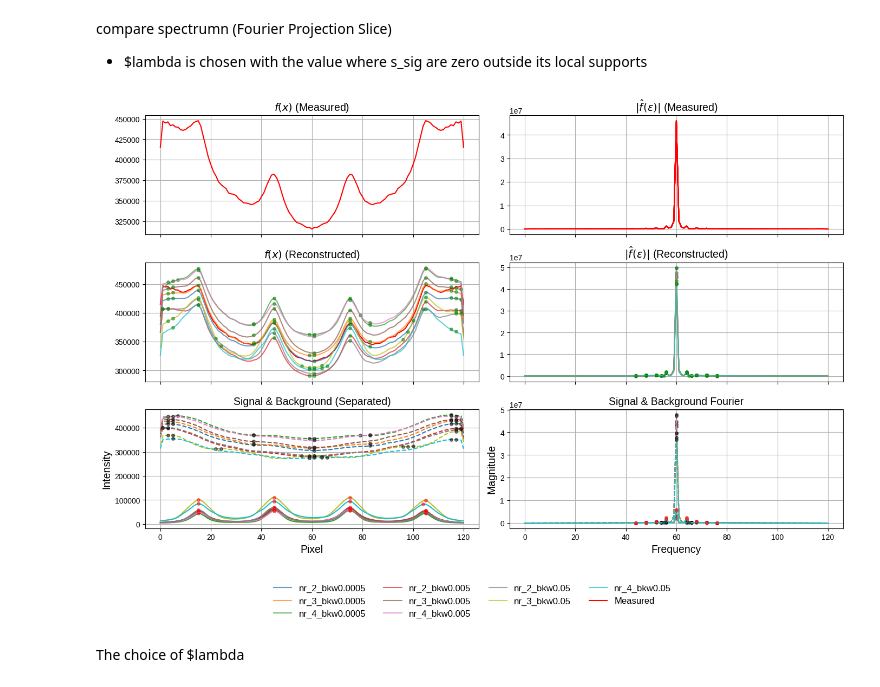
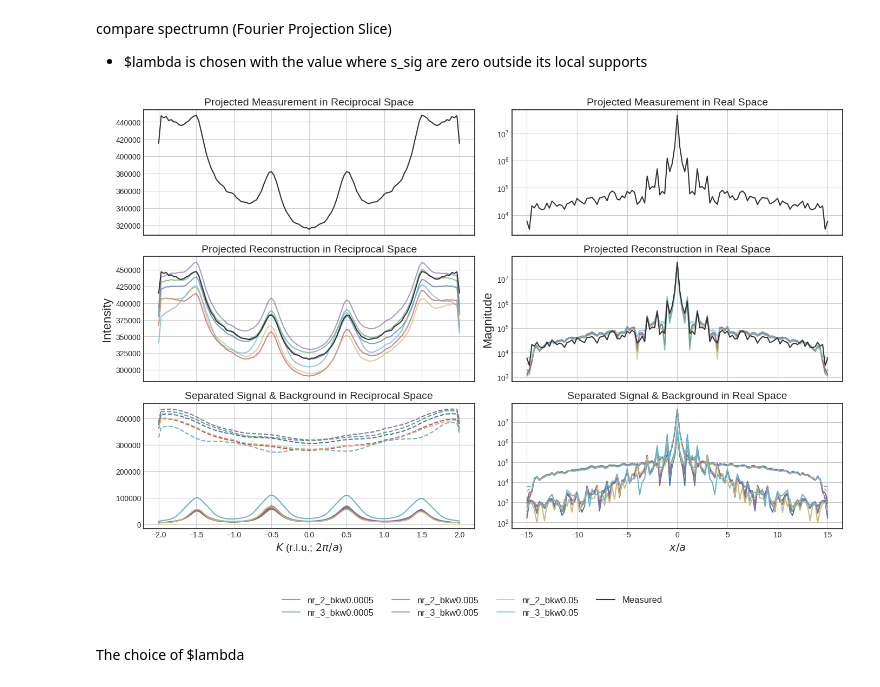
Before and after one commit to zhantaochen/kernel-s2e, a Jupyter notebook: kernel_learning_statistics_zt.ipynb, the cells around one changed output. Saved outputs shown, nothing was run; the diff lists cells and outputs as text; code cells hidden in the pictures.

```diff
--- a/kernel_learning_statistics_zt.ipynb
+++ b/kernel_learning_statistics_zt.ipynb
@@ -194,5 +194,21 @@ experiment_dirs = [
 ]
+# %%
+data_path = '/pscratch/sd/z/zhantao/yuan/pscratch/sd/y/yn754/data/S2e/summarized_neutron_data_w_bkg_260meV_ML.pt' #experimental data
+
+data_dict = torch.load(data_path,weights_only=False)
+# %%
+import numpy as np
+
+a = 0.2  # you can set to 1 if you want symbolic units
+N = 121
+delta_q = 4 * (2 * np.pi / 1) / N
+
+x_over_a = 2 * np.pi * np.fft.fftshift(np.fft.fftfreq(N, d=delta_q)) / 1
 # %%
+import seaborn as sns
+# Set a dark theme/style for Seaborn plots
+plt.style.use('seaborn-v0_8-deep')
+
 # Create a colormap with as many distinct colors as experiments
 n_experiments = len(experiment_dirs)
 cmap = cm.get_cmap('tab10', n_experiments)
@@ -205,7 +221,8 @@ legend_handles = []
 legend_labels = []
 
 for i, exp_dir in enumerate(experiment_dirs):
-    color = cmap(i)
+    # color = cmap(i)
+    color = f'C{i}'
     label = os.path.basename(exp_dir)
 
     npz_file = os.path.join(exp_dir, 'data_arrays.npz')
@@ -228,83 +245,98 @@ for i, exp_dir in enumerate(experiment_dirs):
 
     # Only plot proj_exp once (first iteration)
     if i == 0:
-        axes[0, 0].plot(proj_exp, color='red', label='Measured')
-        axes[1, 0].plot(proj_exp, color='red', label='Measured')
+        axes[0, 0].plot(data_dict['grid']['h_grid'], proj_exp, color='0.2', label='Measured', zorder=100)
+        axes[1, 0].plot(data_dict['grid']['h_grid'], proj_exp, color='0.2', zorder=100, linewidth=1.5)
+        axes[0, 1].plot(x_over_a, np.abs(slice_exp2), color='0.2', zorder=100)
+        axes[1, 1].plot(x_over_a, np.abs(slice_exp2), color='0.2', zorder=100, linewidth=1.5)
 
     # Row 0: Measured (only once)
-    axes[0, 1].plot(np.abs(slice_exp2), color='red')
+    # axes[0, 1].plot(np.abs(slice_exp2), color='k')
 
     # Row 1: Reconstruction
     recon_spatial = proj_bkg + proj_sig
-    h1, = axes[1, 0].plot(recon_spatial, color=color, alpha=0.7, label=label)
+    h1, = axes[1, 0].plot(data_dict['grid']['h_grid'], recon_spatial, color=color, alpha=0.7, label=label)
     recon_freq = np.abs(slice_bkg2 + slice_sig2)
-    h2, = axes[1, 1].plot(recon_freq, color=color, alpha=0.7)
+    h2, = axes[1, 1].plot(x_over_a, recon_freq, color=color, alpha=0.7)
 
     # Row 2: Signal and Background
     proj_sig_scaled = proj_sig
     proj_bkg_scaled = proj_bkg
 
-    axes[2, 0].plot(proj_bkg_scaled, color=color, linestyle='--')
-    axes[2, 0].plot(proj_sig_scaled, color=color, linestyle='-')
+    axes[2, 0].plot(data_dict['grid']['h_grid'], proj_bkg_scaled, color=color, linestyle='--')
+    axes[2, 0].plot(data_dict['grid']['h_grid'], proj_sig_scaled, color=color, linestyle='-')
 
-    axes[2, 1].plot(np.abs(slice_bkg2), color=color, linestyle='--')
-    axes[2, 1].plot(np.abs(slice_sig2), color=color, linestyle='-')
+    axes[2, 1].plot(x_over_a, np.abs(slice_bkg2), color=color, linestyle='--')
+    axes[2, 1].plot(x_over_a, np.abs(slice_sig2), color=color, linestyle='-')
 
     # Local maxima
     mag_sig = np.abs(slice_sig2)
     mag_bkg = np.abs(slice_bkg2)
     idx1 = find_peaks(mag_sig, prominence=5e4)[0]
     idx2 = find_peaks(mag_bkg, prominence=5e4)[0]
-    idx_union = np.union1d(idx1, idx2)
+    # idx_union = np.union1d(idx1, idx2)
 
-    axes[2, 1].plot(idx1, mag_sig[idx1], 'ro', alpha=0.5, markersize=4)
-    axes[2, 1].plot(idx2, mag_bkg[idx2], 'ko', alpha=0.5, markersize=4)
-    axes[1, 1].plot(idx_union, recon_freq[idx_union], 'go', alpha=0.5, markersize=4)
+    # axes[2, 1].plot(idx1, mag_sig[idx1], 'ro', alpha=0.7, markersize=4)
+    # axes[2, 1].plot(idx2, mag_bkg[idx2], 'ko', alpha=0.7, markersize=4)
+    # axes[1, 1].plot(idx_union, recon_freq[idx_union], 'go', alpha=0.7, markersize=4)
 
-    idx1_spatial = find_peaks(proj_sig, prominence=5)[0]
-    idx2_spatial = find_peaks(proj_bkg, prominence=5)[0]
-    idx_union_spatial = np.union1d(idx1_spatial, idx2_spatial)
+    # idx1_spatial = find_peaks(proj_sig, prominence=5)[0]
+    # idx2_spatial = find_peaks(proj_bkg, prominence=5)[0]
+    # idx_union_spatial = np.union1d(idx1_spatial, idx2_spatial)
 
-    axes[2, 0].plot(idx1_spatial, proj_sig_scaled[idx1_spatial], 'ro', alpha=0.5, markersize=4)
-    axes[2, 0].plot(idx2_spatial, proj_bkg_scaled[idx2_spatial], 'ko', alpha=0.5, markersize=4)
-    axes[1, 0].plot(idx_union_spatial, recon_spatial[idx_union_spatial], 'go', alpha=0.5, markersize=4)
+    # axes[2, 0].plot(idx1_spatial, proj_sig_scaled[idx1_spatial], 'ro', alpha=0.7, markersize=4)
+    # axes[2, 0].plot(idx2_spatial, proj_bkg_scaled[idx2_spatial], 'ko', alpha=0.7, markersize=4)
+    # axes[1, 0].plot(idx_union_spatial, recon_spatial[idx_union_spatial], 'go', alpha=0.7, markersize=4)
 
     # Store legend handles
     legend_handles.append(h1)
     legend_labels.append(label)
 
 # Titles and axis labels
-axes[0, 0].set_title(r'$f(x)$ (Measured)', fontsize=14)
-axes[0, 1].set_title(r'$|\hat f(\epsilon)|$ (Measured)', fontsize=14)
-axes[1, 0].set_title(r'$f(x)$ (Reconstructed)', fontsize=14)
-axes[1, 1].set_title(r'$|\hat f(\epsilon)|$ (Reconstructed)', fontsize=14)
-axes[2, 0].set_title(r'Signal & Background (Separated)', fontsize=14)
-axes[2, 1].set_title(r'Signal & Background Fourier', fontsize=14)
+# axes[0, 0].set_title(r'$f(x)$ (Measured)', fontsize=14)
+# axes[0, 1].set_title(r'$|\hat f(\epsilon)|$ (Measured)', fontsize=14)
+# axes[1, 0].set_title(r'$f(x)$ (Reconstructed)', fontsize=14)
+# axes[1, 1].set_title(r'$|\hat f(\epsilon)|$ (Reconstructed)', fontsize=14)
+# axes[2, 0].set_title(r'Signal & Background (Separated)', fontsize=14)
+# axes[2, 1].set_title(r'Signal & Background Fourier', fontsize=14)
 
-axes[2, 0].set_xlabel(r'Pixel', fontsize=14)
-axes[2, 0].set_ylabel(r'Intensity', fontsize=14)
-axes[2, 1].set_xlabel(r'Frequency', fontsize=14)
-axes[2, 1].set_ylabel(r'Magnitude', fontsize=14)
+
+axes[0, 0].set_title(r'Projected Measurement in Reciprocal Space', fontsize=14)
+axes[0, 1].set_title(r'Projected Measurement in Real Space', fontsize=14)
+axes[1, 0].set_title(r'Projected Reconstruction in Reciprocal Space', fontsize=14)
+axes[1, 1].set_title(r'Projected Reconstruction in Real Space', fontsize=14)
+axes[2, 0].set_title(r'Separated Signal & Background in Reciprocal Space', fontsize=14)
+axes[2, 1].set_title(r'Separated Signal & Background in Real Space', fontsize=14)
+
+# axes[2, 0].set_xlabel(r'Pixel', fontsize=14)
+axes[2, 0].set_xlabel('$K$ (r.l.u.; $2\pi/a$)', fontsize=14)
+axes[2, 1].set_xlabel(r'$x / a$', fontsize=14)
+axes[1, 0].set_ylabel(r'Intensity', fontsize=16)
+axes[1, 1].set_ylabel(r'Magnitude', fontsize=16)
+
+axes[0, 1].set_yscale('log')
+axes[1, 1].set_yscale('log')
+axes[2, 1].set_yscale('log')
 
 # Style
 for ax in axes.flat:
     ax.grid(True)
 
 # Add single global legend outside the figure (bottom center)
-fig.legend(handles=legend_handles + [plt.Line2D([], [], color='red', label='Measured')],
+fig.legend(handles=legend_handles + [plt.Line2D([], [], color='0.2', label='Measured')],
            labels=legend_labels + ['Measured'],
            loc='lower center', bbox_to_anchor=(0.5, -0.1),
            ncol=4, fontsize='large', frameon=False)
 
-plt.style.use('seaborn-v0_8-white')
+# plt.style.use('seaborn-v0_8-white')
 plt.tight_layout(rect=[0, 0.03, 1, 1])  # leave space at bottom for legend
 
 # Save
-filename = 'fourier_projection_slice_overall.png'
+filename = os.path.join('../figures', 'fourier_projection_slice_overall.png')
 plt.savefig(filename, dpi=300, bbox_inches='tight')
 plt.show()
 # %% [output]
-[figure, old version]
+[figure, new version]
 # %% [markdown]
 The choice of $lambda
 # %%
```
Also changed, not shown: parts of 19 cells of this notebook, 1 other file.
